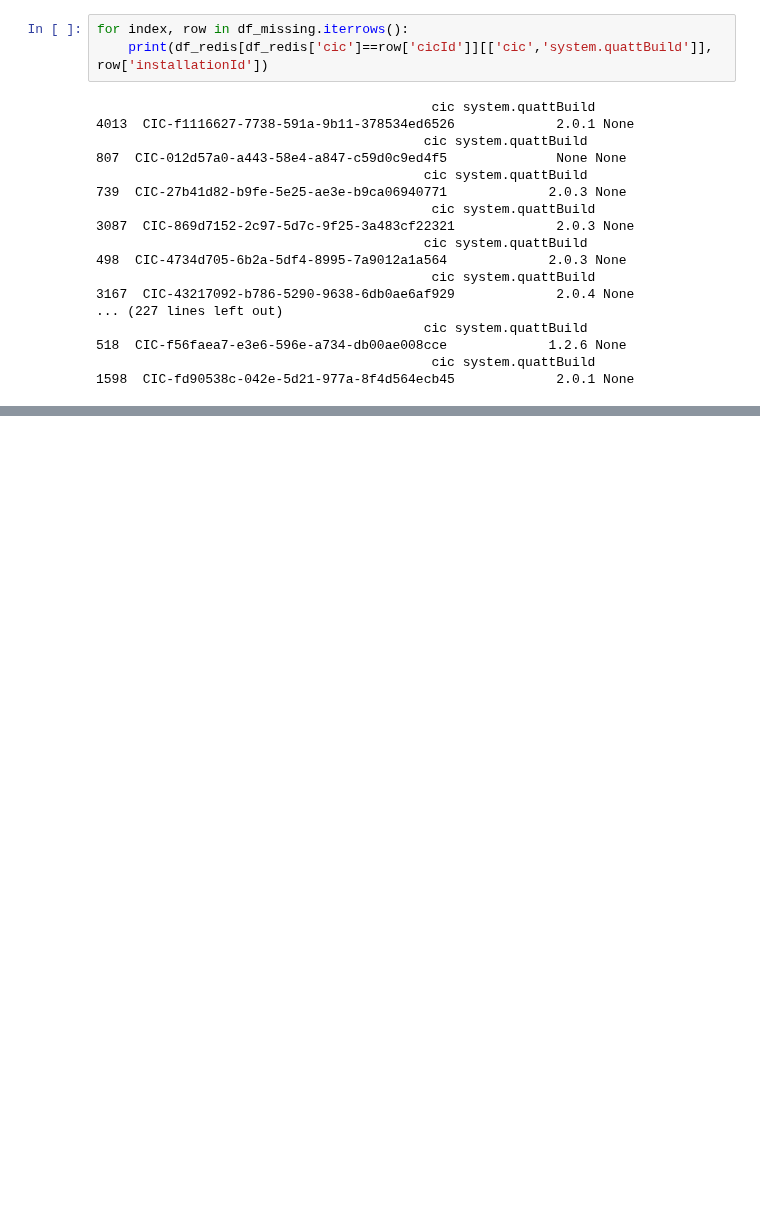
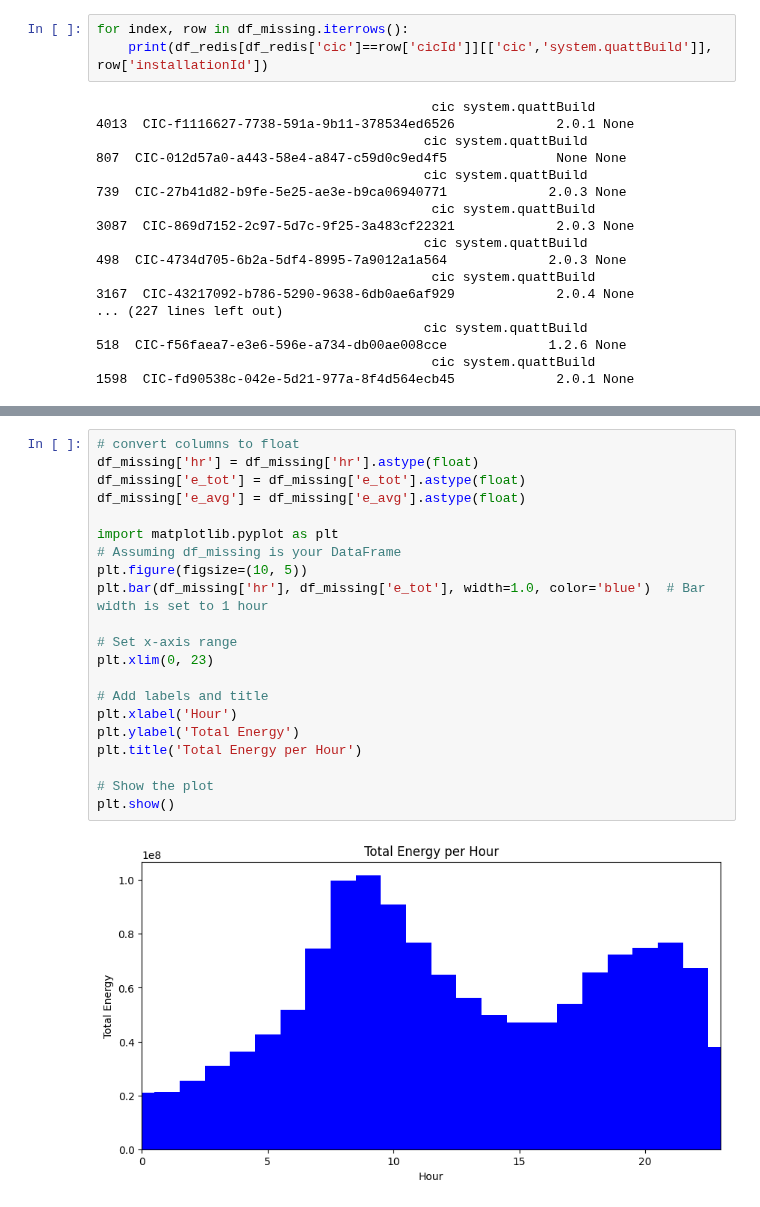
Before and after one commit to season0112/quatt_data_analysis, a Jupyter notebook: power-energy-calculations/historical-data/energyConsumptionTableCheck.ipynb, the cells around one changed output, grey strips where cells are left out. Saved outputs shown, nothing was run; the diff lists cells and outputs as text; blank space fills up the shorter version.

```diff
--- a/power-energy-calculations/historical-data/energyConsumptionTableCheck.ipynb
+++ b/power-energy-calculations/historical-data/energyConsumptionTableCheck.ipynb
@@ -290,0 +442,23 @@ for index, row in df_missing.iterrows():
+# %%
+# convert columns to float
+df_missing['hr'] = df_missing['hr'].astype(float)
+df_missing['e_tot'] = df_missing['e_tot'].astype(float)
+df_missing['e_avg'] = df_missing['e_avg'].astype(float)
+
+import matplotlib.pyplot as plt
+# Assuming df_missing is your DataFrame
+plt.figure(figsize=(10, 5))
+plt.bar(df_missing['hr'], df_missing['e_tot'], width=1.0, color='blue')  # Bar width is set to 1 hour
+
+# Set x-axis range
+plt.xlim(0, 23)
+
+# Add labels and title
+plt.xlabel('Hour')
+plt.ylabel('Total Energy')
+plt.title('Total Energy per Hour')
+
+# Show the plot
+plt.show()
+# %% [output]
+[figure, added]
```
Also changed, not shown: parts of 6 cells of this notebook, 4 other files.
